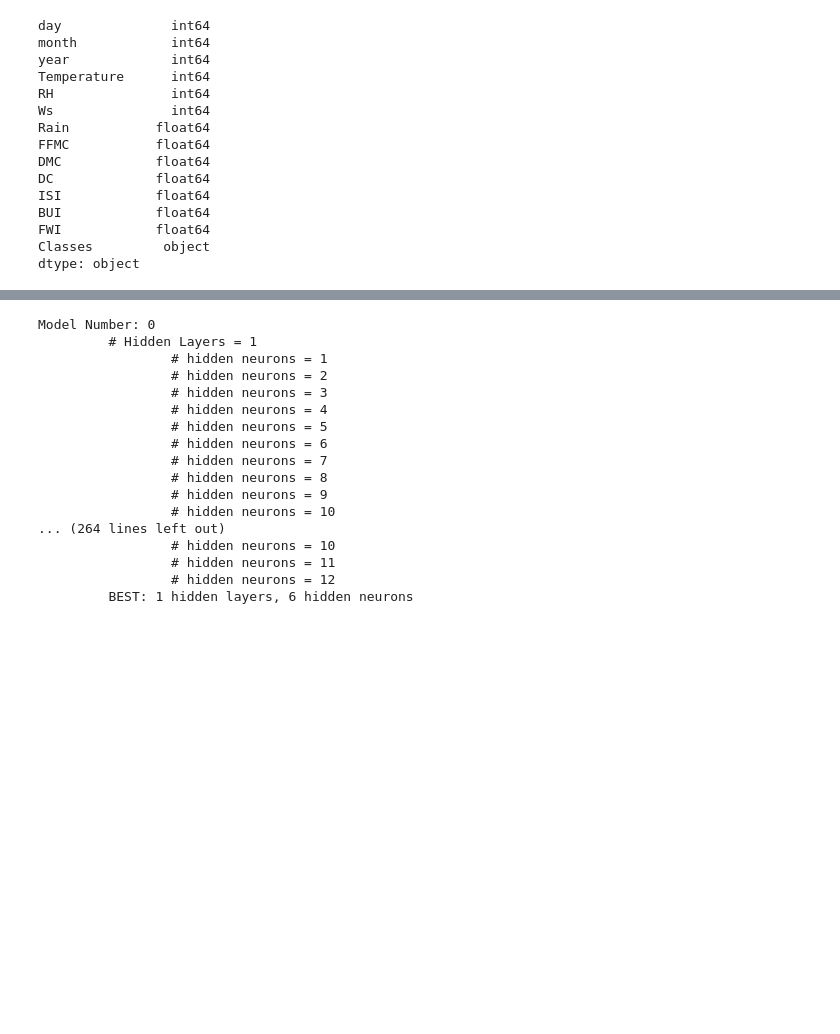
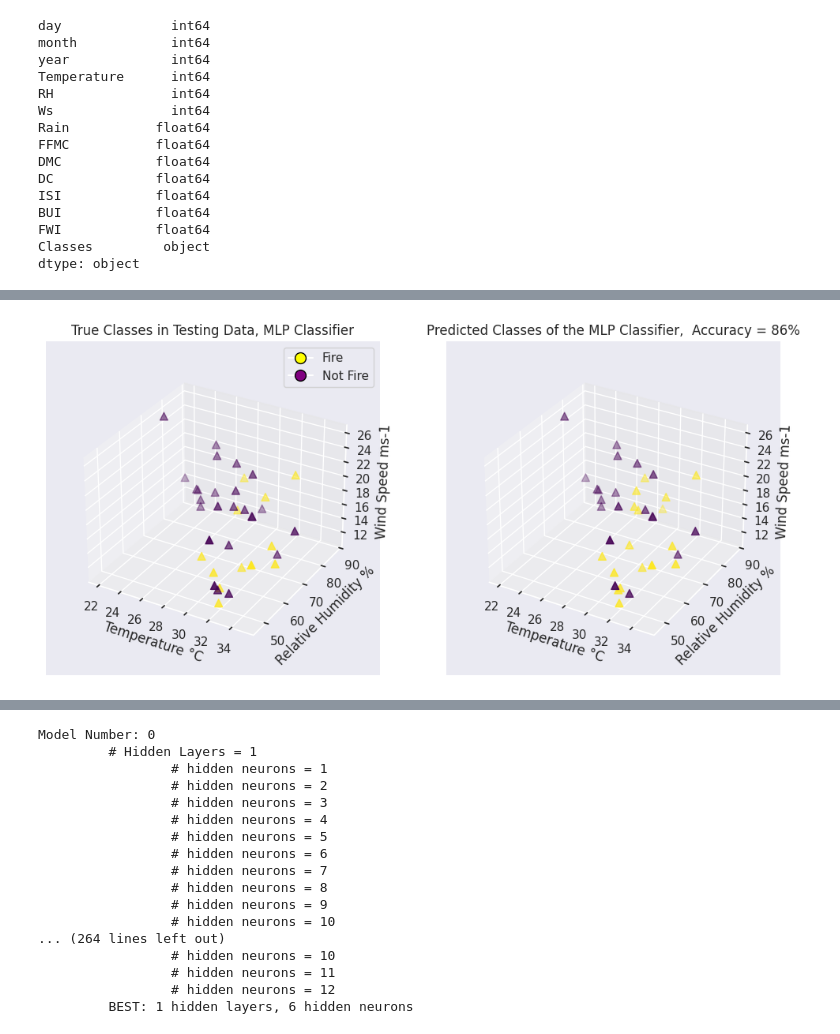
Before and after one commit to zelalemka/EOSC410-FinalProject, a Jupyter notebook: finalproject_neuralnetwork.ipynb, the cells around one changed output, grey strips where cells are left out. Saved outputs shown, nothing was run; the diff lists cells and outputs as text; code cells hidden in the pictures; blank space fills up the shorter version.

```diff
--- a/finalproject_neuralnetwork.ipynb
+++ b/finalproject_neuralnetwork.ipynb
@@ -195,0 +250,80 @@ Accuracy of MLPClassifier :  0.8648648648648649
+# %%
+import numpy as np
+import matplotlib.pyplot as plt
+from mpl_toolkits.mplot3d import Axes3D
+from sklearn import neighbors, datasets
+from sklearn.model_selection import train_test_split
+from sklearn.preprocessing import StandardScaler
+
+###PLOTING##
+
+
+# Create a 3D scatter plot for training data
+fig = plt.figure(figsize=(12, 6))
+
+x_train_plot = data_train.iloc[:, 3:6].to_numpy()
+
+x_test_plot = data_val.iloc[:, 3:6].to_numpy()
+
+v1 = 0
+v2 = 1
+v3 = 2
+
+data_dict = {
+    0: 'Temperature °C',
+    1:'Relative Humidity %',
+    2: 'Wind Speed ms-1'
+}
+# Subplot 1
+
+
+
+ax1 = fig.add_subplot(121, projection='3d')
+
+# Scatter plot of the three variables colored by the predicted class
+
+# scatter = ax1.scatter(x_train[:, v1], x_train[:, v2], x_train[:, v3], c=y_train, cmap='viridis', s=50) # plot training data
+
+scatter = ax1.scatter(x_test_plot[:, v1], x_test_plot[:, v2], x_test_plot[:, v3], marker = "^",  c=y_test, cmap='viridis', s=50) # plot testing (new) data
+
+# scatter = ax.scatter(x_test[:, v1], x_test[:, v2], x_test[:, v3], c= "black", s = 50)
+
+
+ax1.set_xlabel(data_dict[v1])
+ax1.set_ylabel(data_dict[v2])
+ax1.set_zlabel(data_dict[v3])
+ax1.set_title('True Classes in Testing Data, MLP Classifier')
+
+
+
+
+legend_labels = ['Fire', 'Not Fire', "Unknown"] # Check order
+legend_handles = [plt.Line2D([0], [0], marker='o', color='w', markeredgecolor = "black",  markerfacecolor=color, markersize=10) for color in ["yellow", "purple"]]
+
+
+ax1.legend(legend_handles, legend_labels)
+
+
+
+# Subplot 2
+ax2 = fig.add_subplot(122, projection='3d')
+
+# scatter2 = ax2.scatter(x_train[:, v1], x_train[:, v2], x_train[:, v3], c=y_train, cmap='viridis', s=50) # plot training data
+scatter3 = ax2.scatter(x_test_plot[:, v1], x_test_plot[:, v2], x_test_plot[:, v3], marker="^", c=y_pred, cmap='viridis', s=50)
+
+
+ax2.set_xlabel(data_dict[v1])
+ax2.set_ylabel(data_dict[v2])
+ax2.set_zlabel(data_dict[v3])
+ax2.set_title(f'Predicted Classes of the MLP Classifier,  Accuracy = 86%')
+
+
+
+# Display the plot
+ax1.set_box_aspect(aspect=None, zoom=0.88)
+ax2.set_box_aspect(aspect=None, zoom=0.88)
+
+
+plt.show()
+# %% [output]
+[figure, added]
```
Also changed, not shown: parts of 7 cells of this notebook.
